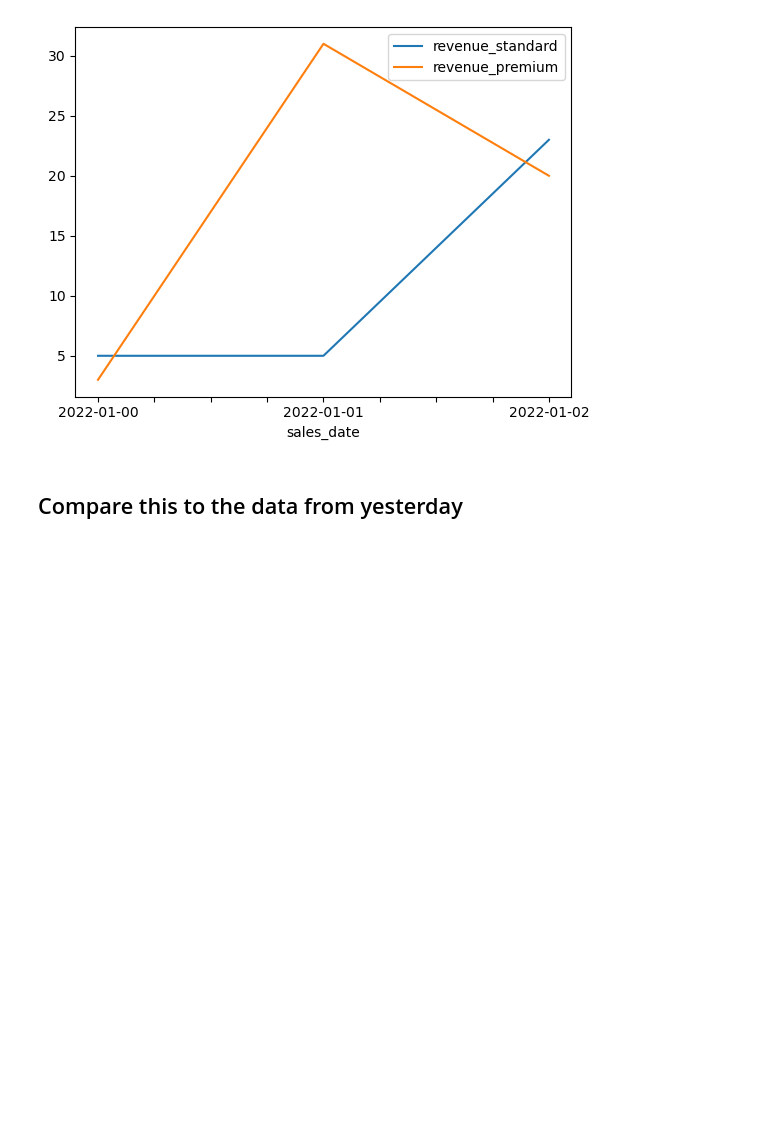
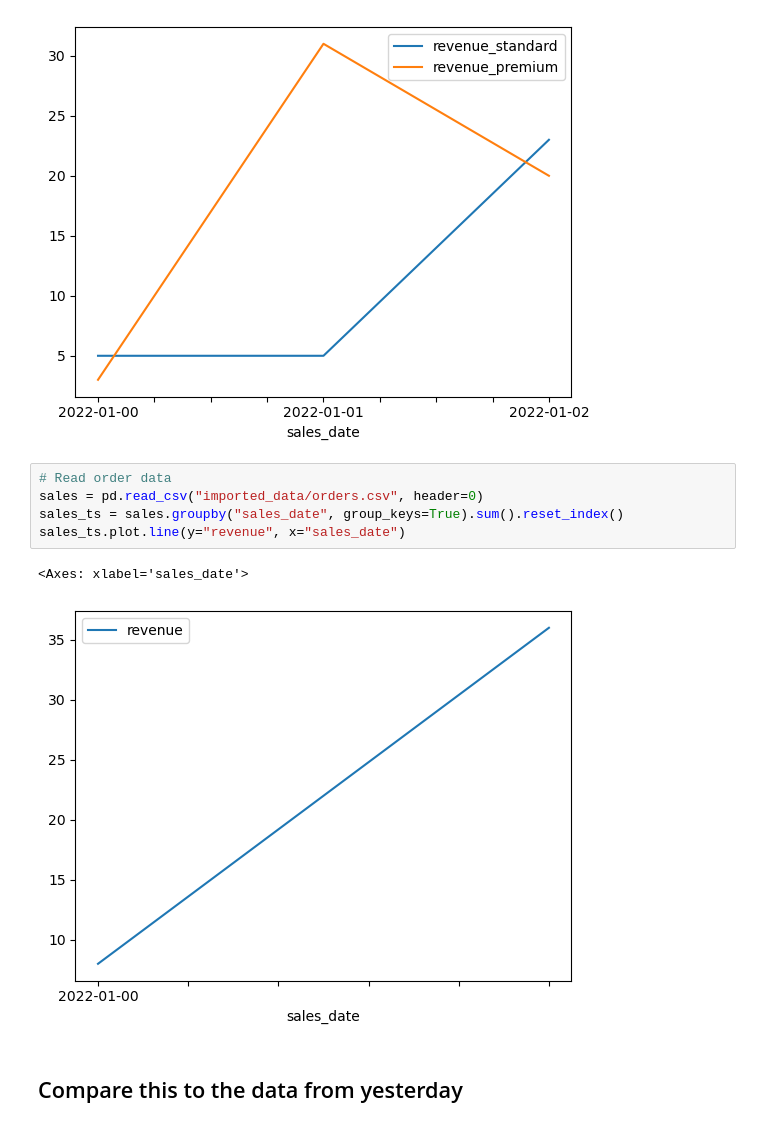
Before and after one commit to sbalnojan/easy-functional-data-engineering, a Jupyter notebook: example_6/charts/order_status_chart_tt.ipynb, the cells around one changed output. Drawn from its saved outputs; the diff is of its cells as text; blank space fills up the shorter version.

```diff
--- a/example_6/charts/order_status_chart_tt.ipynb
+++ b/example_6/charts/order_status_chart_tt.ipynb
@@ -37,6 +37,14 @@ plot_df.plot.line(x="sales_date")
 # %% [output]
 <Axes: xlabel='sales_date'>
 [figure]
+# %%
+# Read order data
+sales = pd.read_csv("imported_data/orders.csv", header=0)
+sales_ts = sales.groupby("sales_date", group_keys=True).sum().reset_index()
+sales_ts.plot.line(y="revenue", x="sales_date")
+# %% [output]
+<Axes: xlabel='sales_date'>
+[figure, added]
 # %% [markdown]
 ## Compare this to the data from yesterday ##
 # %%
```
Also changed, not shown: 4 other files.
